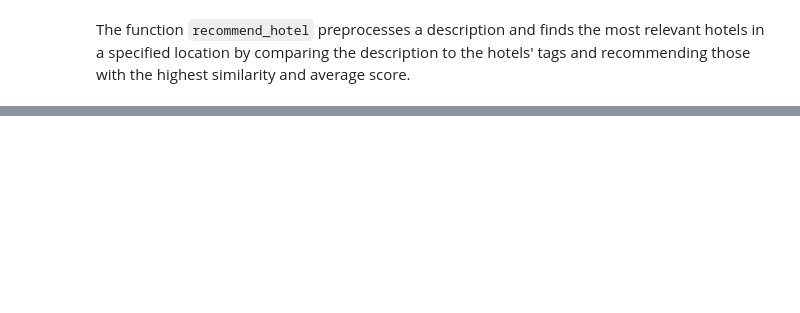
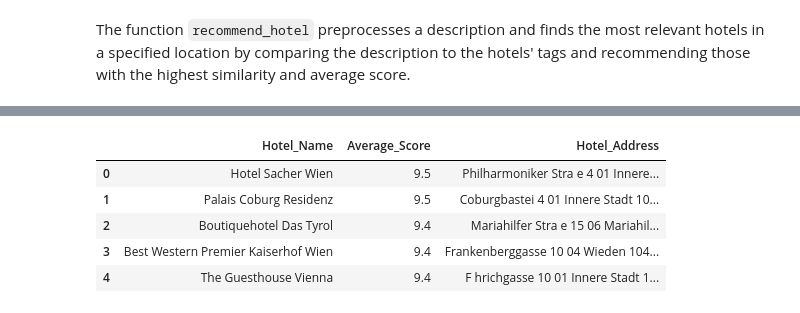
Before and after one commit to NANITH777/Hotel_Recommendation, a Jupyter notebook: hotel.ipynb, the cells around one changed output, grey strips where cells are left out. Cells and saved outputs as stored; diff of their text form; code cells hidden in the pictures; blank space fills up the shorter version.

```diff
--- a/hotel.ipynb
+++ b/hotel.ipynb
@@ -238,0 +277,9 @@ def recommend_hotel(location, description):
+# %%
+recommend_hotel('Austria','I am looking for a secluded hotel surrounded by nature, ideal for a peaceful retreat.')
+# %% [output]
+|  | Hotel_Name | Average_Score | Hotel_Address |
+| 0 | Hotel Sacher Wien | 9.5 | Philharmoniker Stra e 4 01 Innere... |
+| 1 | Palais Coburg Residenz | 9.5 | Coburgbastei 4 01 Innere Stadt 10... |
+| 2 | Boutiquehotel Das Tyrol | 9.4 | Mariahilfer Stra e 15 06 Mariahil... |
+| 3 | Best Western Premier Kaiserhof Wien | 9.4 | Frankenberggasse 10 04 Wieden 104... |
+| 4 | The Guesthouse Vienna | 9.4 | F hrichgasse 10 01 Innere Stadt 1... |
```
Also changed, not shown: parts of 11 cells of this notebook.
